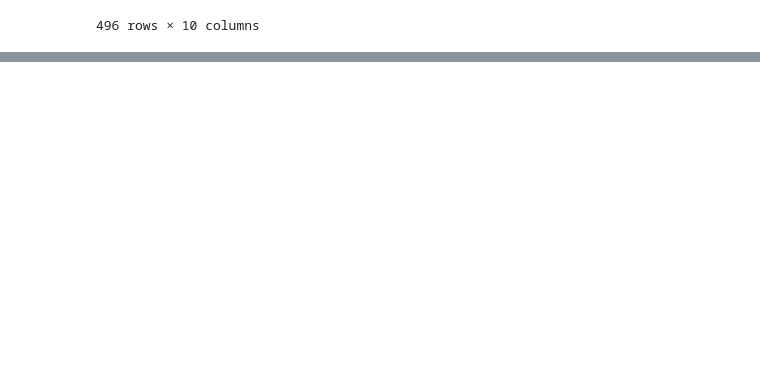
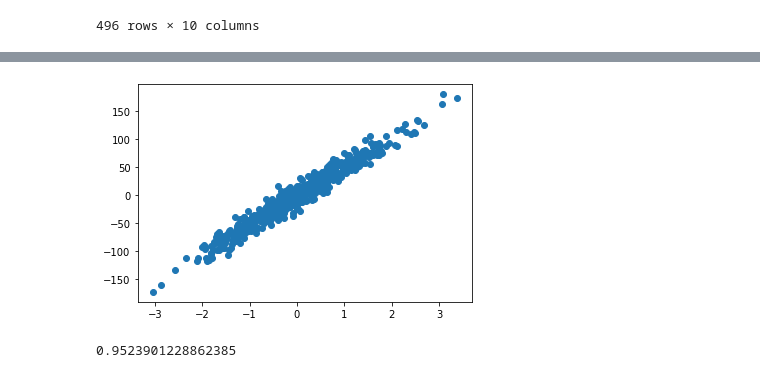
Before and after one commit to ProjectToDesenv/PosGraduacao2021-algorithms-DSM4, a Jupyter notebook: Tributacao_ICMS_RS.ipynb, the cells around one changed output, grey strips where cells are left out. Cells and saved outputs as stored; diff of their text form; code cells hidden in the pictures; blank space fills up the shorter version.

```diff
--- a/Tributacao_ICMS_RS.ipynb
+++ b/Tributacao_ICMS_RS.ipynb
@@ -62,0 +83,14 @@ dtype: int64
+# %%
+data.head()
+L = data[["pip-percapta"]+["idhm"]]
+K = data["repasse-perCapta-BC"]
+L, K = make_regression(n_samples = 497, n_features=1, noise=12)
+plt.scatter(L, K)
+plt.show()
+L_treino, L_teste, K_treino, K_teste = train_test_split(L, K, test_size = 0.3)
+Treino7 = lr.fit(L_treino, K_treino)
+resultado7 = lr.score(L_teste, K_teste)
+print(resultado7)
+# %% [output]
+[figure, added]
+0.9523901228862385
```
Also changed, not shown: parts of 4 cells of this notebook.
